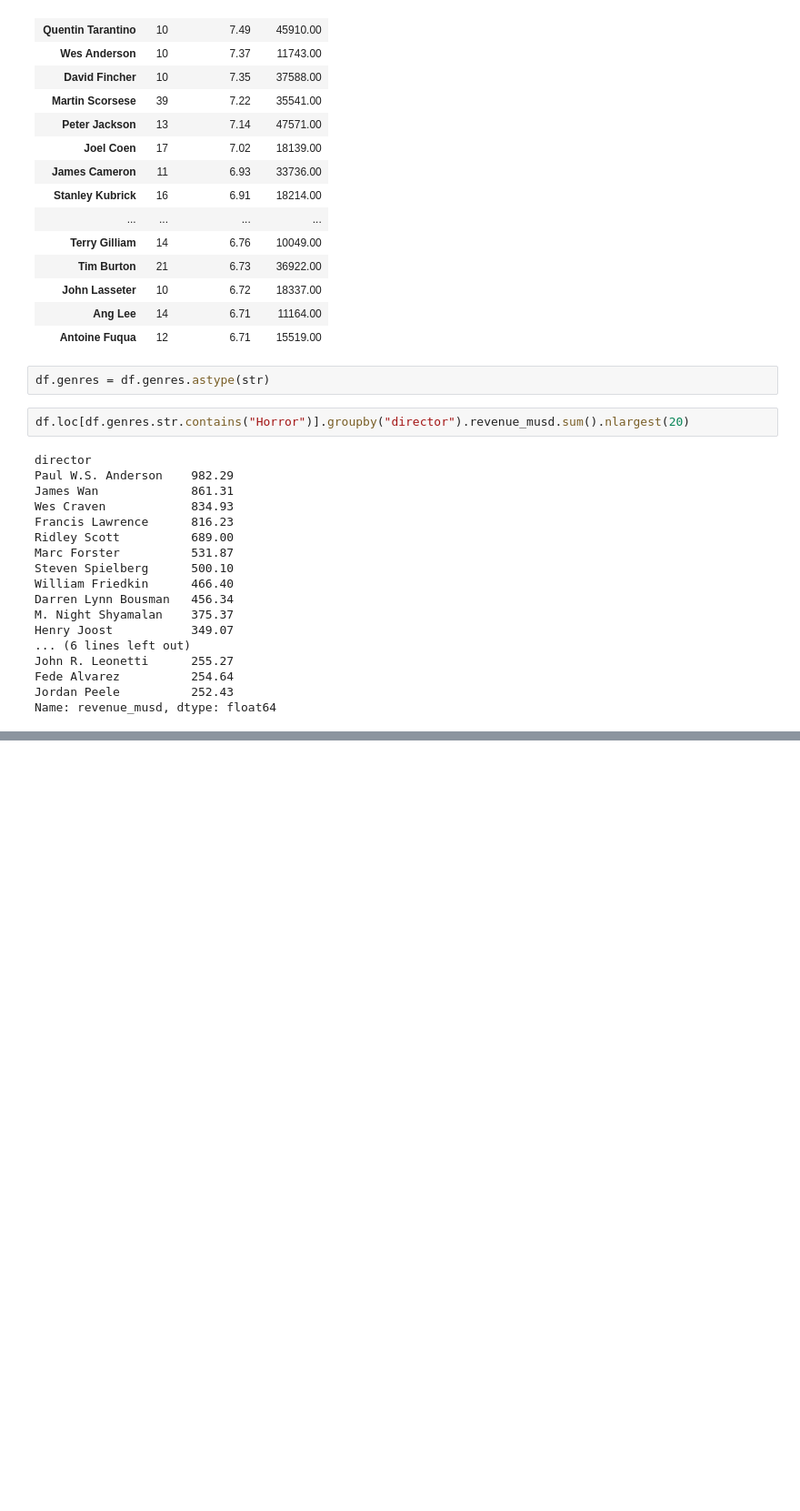
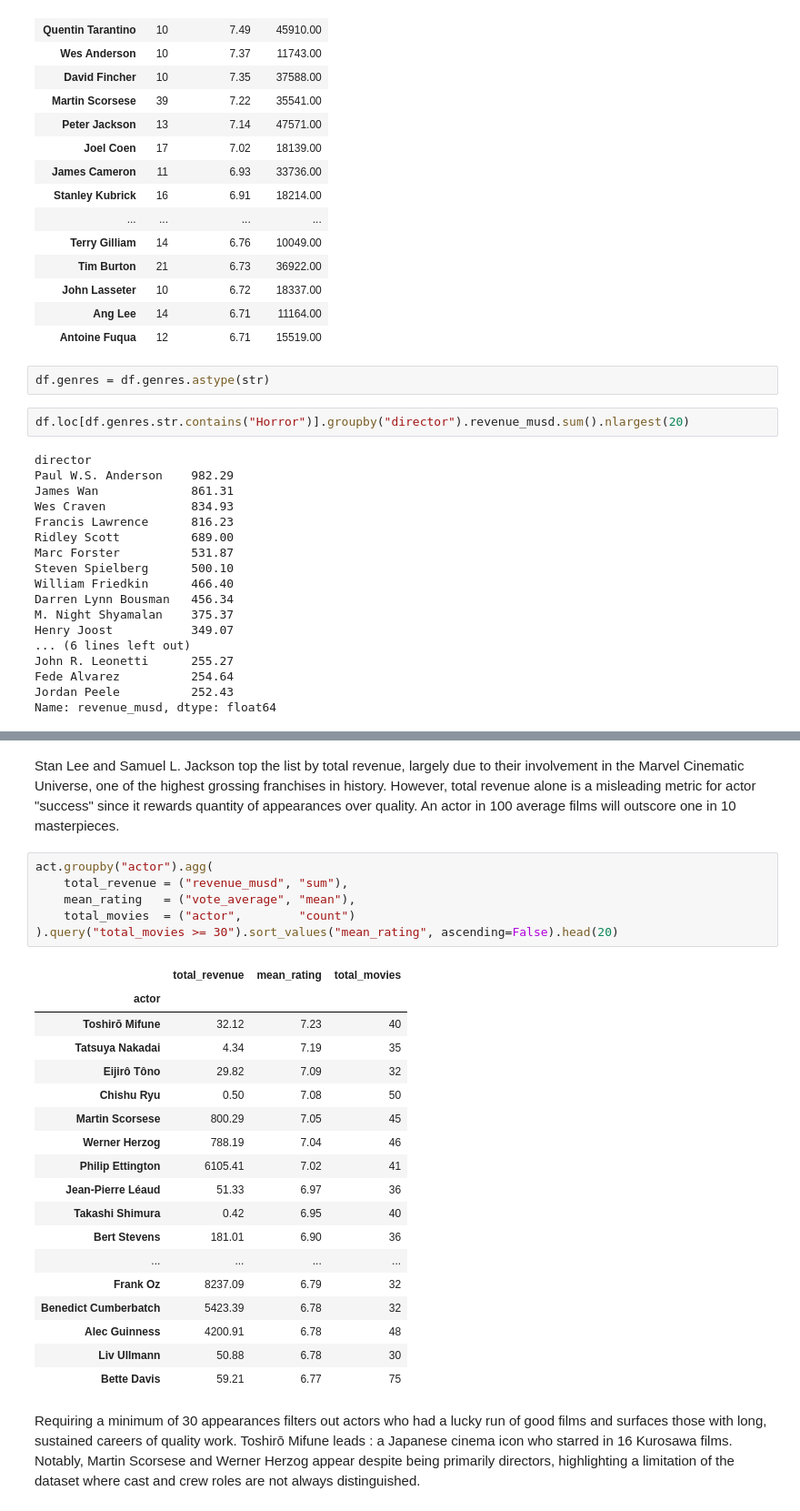
Before and after one commit to anoushka1405/Data-Science-Portfolio, a Jupyter notebook: 05_Analysing_Movies_Dataset/Exploratory_Analysis.ipynb, the cells around one changed output, grey strips where cells are left out. Shown at 91% size. Cells and saved outputs as stored; diff of their text form; blank space fills up the shorter version.

```diff
--- a/05_Analysing_Movies_Dataset/Exploratory_Analysis.ipynb
+++ b/05_Analysing_Movies_Dataset/Exploratory_Analysis.ipynb
@@ -878,0 +986,29 @@ Name: revenue_musd, dtype: float64
+# %% [markdown]
+Stan Lee and Samuel L. Jackson top the list by total revenue, largely due to their involvement in the Marvel Cinematic Universe, one of the highest grossing franchises in history. However, total revenue alone is a misleading metric for actor "success" since it rewards quantity of appearances over quality. An actor in 100 average films will outscore one in 10 masterpieces.
+# %%
+act.groupby("actor").agg(
+    total_revenue = ("revenue_musd", "sum"),
+    mean_rating   = ("vote_average", "mean"),
+    total_movies  = ("actor",        "count")
+).query("total_movies >= 30").sort_values("mean_rating", ascending=False).head(20)
+# %% [output]
+|  | total_revenue | mean_rating | total_movies |
+| actor |  |  |  |
+| Toshirō Mifune | 32.12 | 7.23 | 40 |
+| Tatsuya Nakadai | 4.34 | 7.19 | 35 |
+| Eijirô Tôno | 29.82 | 7.09 | 32 |
+| Chishu Ryu | 0.50 | 7.08 | 50 |
+| Martin Scorsese | 800.29 | 7.05 | 45 |
+| Werner Herzog | 788.19 | 7.04 | 46 |
+| Philip Ettington | 6105.41 | 7.02 | 41 |
+| Jean-Pierre Léaud | 51.33 | 6.97 | 36 |
+| Takashi Shimura | 0.42 | 6.95 | 40 |
+| Bert Stevens | 181.01 | 6.90 | 36 |
+| ... | ... | ... | ... |
+| Frank Oz | 8237.09 | 6.79 | 32 |
+| Benedict Cumberbatch | 5423.39 | 6.78 | 32 |
+| Alec Guinness | 4200.91 | 6.78 | 48 |
+| Liv Ullmann | 50.88 | 6.78 | 30 |
+| Bette Davis | 59.21 | 6.77 | 75 |
+# %% [markdown]
+Requiring a minimum of 30 appearances filters out actors who had a lucky run of good films and surfaces those with long, sustained careers of quality work. Toshirō Mifune leads : a Japanese cinema icon who starred in 16 Kurosawa films. Notably, Martin Scorsese and Werner Herzog appear despite being primarily directors, highlighting a limitation of the dataset where cast and crew roles are not always distinguished.
```
Also changed, not shown: parts of 10 cells of this notebook, 1 other file.
